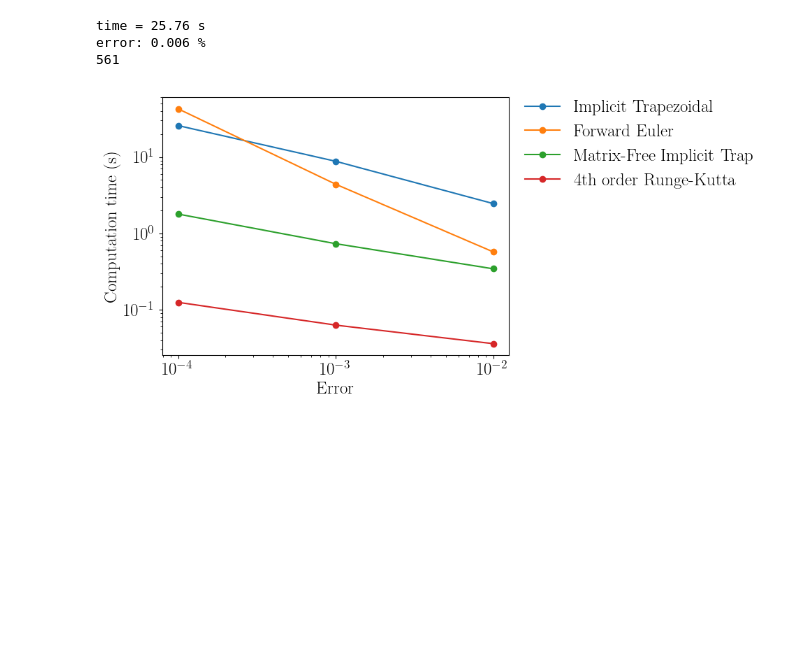
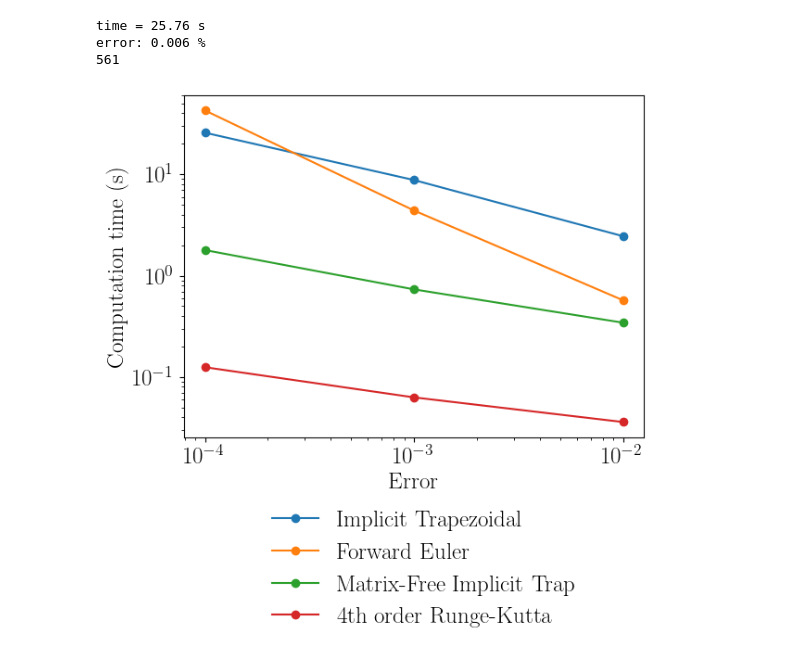
Before and after one commit to lucasattia/crystalPBM, a Jupyter notebook: functions/error_time_compare_part1.ipynb, the cells around one changed output. Cells and saved outputs as stored; diff of their text form; code cells hidden in the pictures; blank space fills up the shorter version.

```diff
--- a/functions/error_time_compare_part1.ipynb
+++ b/functions/error_time_compare_part1.ipynb
@@ -416,29 +433,29 @@ error: 0.006 %
 # %%
 RK4_times = [0.036, 0.063, 0.125]
 euler_times = [0.573, 4.401, 42.694]
 matrixfree_trap_times = [0.344, 0.733, 1.79]
 trap_times = [2.456, 8.788, 25.76]
 
 
 errors = np.array([1, 0.1, 0.01])/100
 accuracy = 1-errors
 
 import matplotlib
 matplotlib.rcParams['text.usetex'] = True
 matplotlib.rcParams.update({'font.size': 18})
 matplotlib.rcParams.update({'font.family': 'Times New Roman'})
 matplotlib.rcParams.update({'axes.labelsize': 18})
 
 plt.plot(errors, trap_times, 'o-', label = 'Implicit Trapezoidal')
 plt.plot(errors, euler_times, 'o-', label='Forward Euler')
 plt.plot(errors, matrixfree_trap_times, 'o-', label='Matrix-Free Implicit Trap')
 plt.plot(errors, RK4_times, 'o-', label='4th order Runge-Kutta')
 
 plt.yscale('log')
 plt.xscale('log')
 plt.xlabel('Error')
 plt.ylabel('Computation time (s)')
-plt.legend(frameon=False, bbox_to_anchor=(1,1.05))
-plt.savefig('time_vs_error.jpg', dpi=300, bbox_inches='tight')
+plt.legend(frameon=False, bbox_to_anchor=(0.9,-0.15))
+plt.savefig('time_vs_error.jpg', dpi=500, bbox_inches='tight')
 # %% [output]
-[figure, old version]
+[figure, new version]
```
Also changed, not shown: parts of 2 cells of this notebook, 5 other files.
